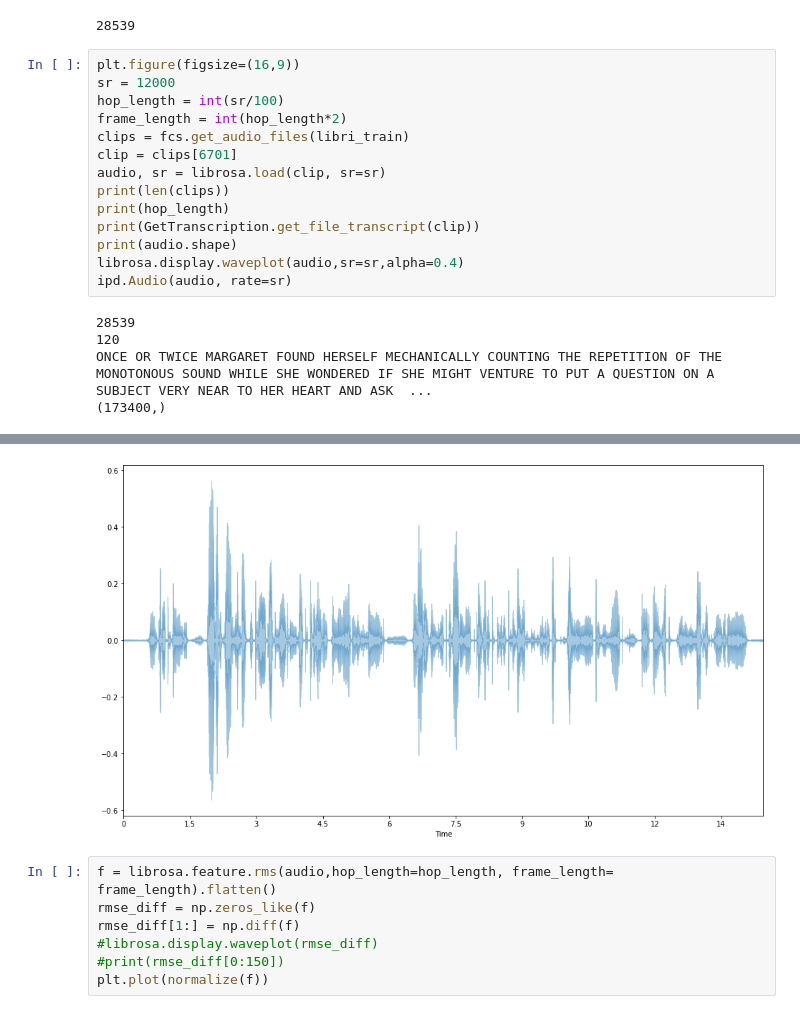
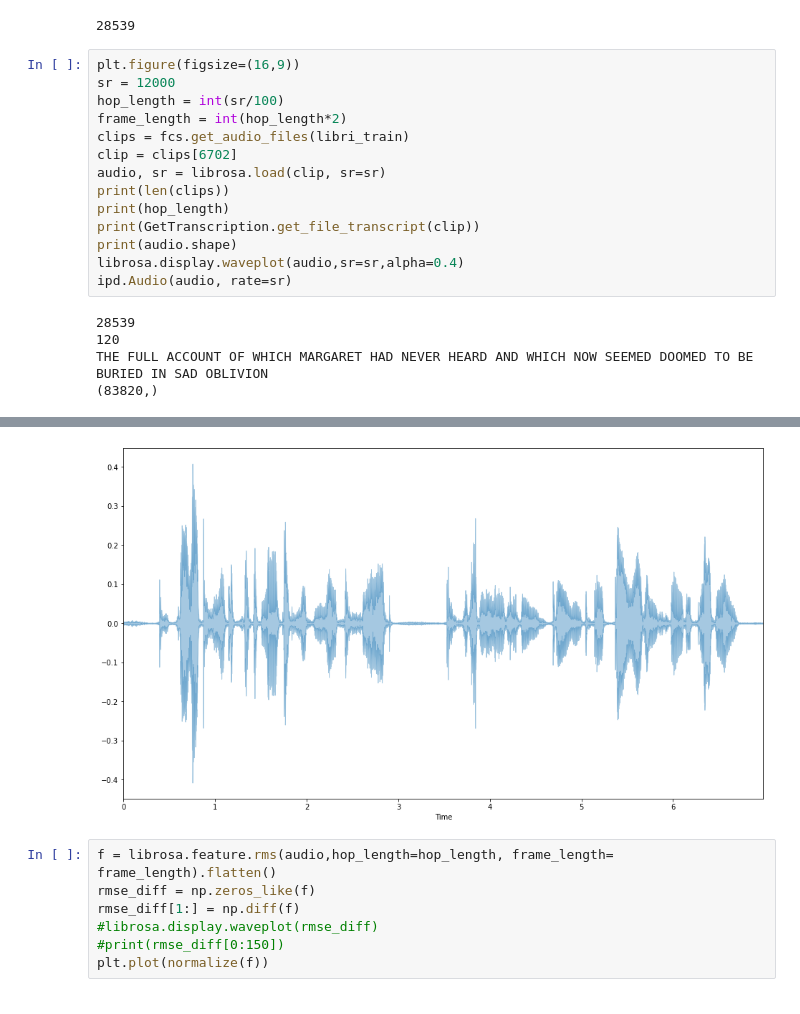
Before and after one commit to Majkil/Artefact, a Jupyter notebook: pg Split audio.ipynb, the cells around one changed output, grey strips where cells are left out. Drawn from its saved outputs; the diff is of its cells as text.

```diff
--- a/pg Split audio.ipynb
+++ b/pg Split audio.ipynb
@@ -14,24 +14,24 @@ len(clips)
 # %%
 plt.figure(figsize=(16,9))
 sr = 12000
 hop_length = int(sr/100)
 frame_length = int(hop_length*2)
 clips = fcs.get_audio_files(libri_train)
-clip = clips[6701]
+clip = clips[6702]
 audio, sr = librosa.load(clip, sr=sr)
 print(len(clips))
 print(hop_length)
 print(GetTranscription.get_file_transcript(clip))
 print(audio.shape)
 librosa.display.waveplot(audio,sr=sr,alpha=0.4)
 ipd.Audio(audio, rate=sr)
 # %% [output]
 28539
 120
-ONCE OR TWICE MARGARET FOUND HERSELF MECHANICALLY COUNTING THE REPETITION OF THE MONOTONOUS SOUND WHILE SHE WONDERED IF SHE MIGHT VENTURE TO PUT A QUESTION ON A SUBJECT VERY NEAR TO HER HEART AND ASK  ...
-(173400,)
+THE FULL ACCOUNT OF WHICH MARGARET HAD NEVER HEARD AND WHICH NOW SEEMED DOOMED TO BE BURIED IN SAD OBLIVION
+(83820,)
 [interactive output not drawn]
-[figure, old version]
+[figure, new version]
 # %%
 f = librosa.feature.rms(audio,hop_length=hop_length, frame_length= frame_length).flatten()
 rmse_diff = np.zeros_like(f)
```
Also changed, not shown: parts of 13 cells of this notebook, 3 other files.
